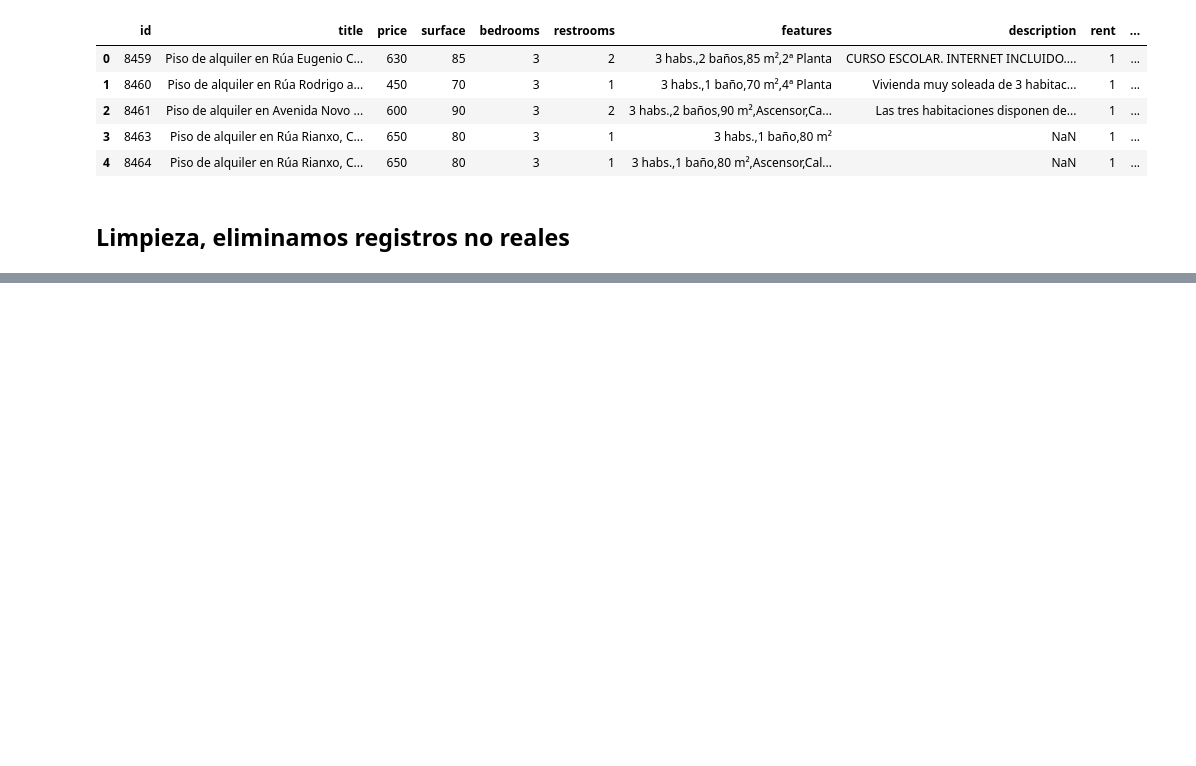
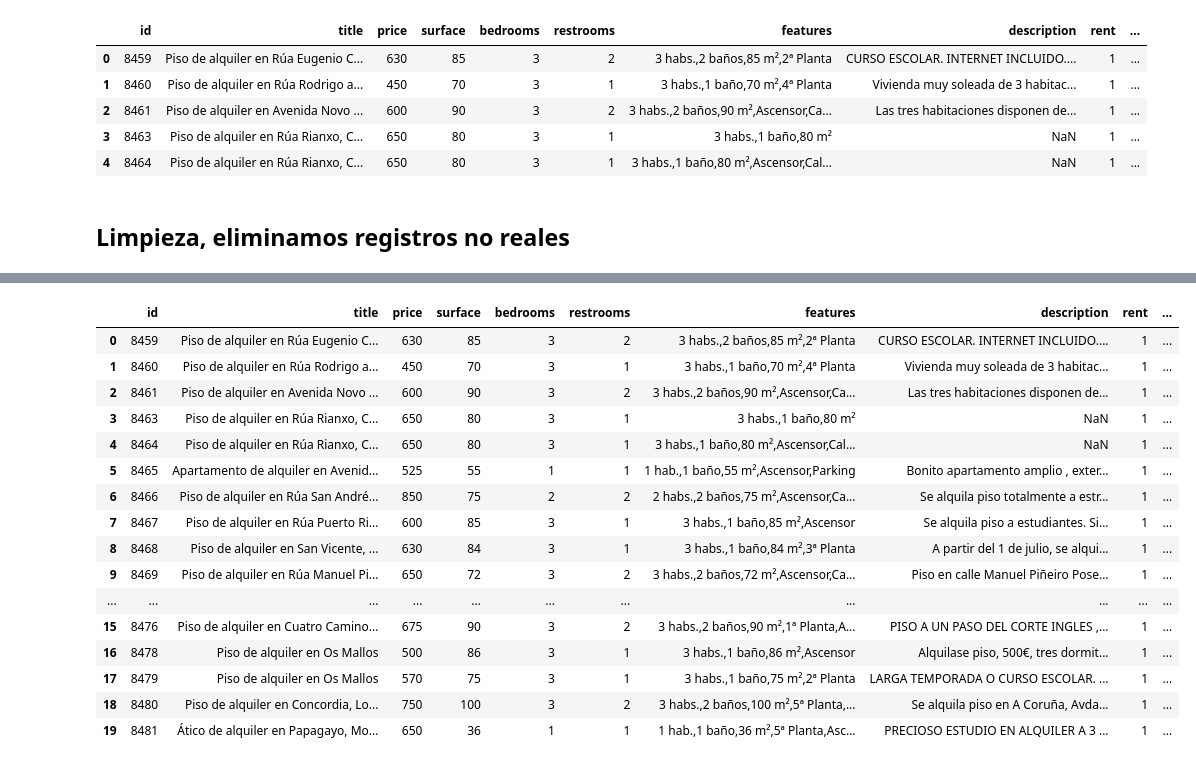
Before and after one commit to Oscar1979-png/2026-02-BILBAO-FT-Data-Science, a Jupyter notebook: Reto alquiler.ipynb, the cells around one changed output, grey strips where cells are left out. Saved outputs shown, nothing was run; the diff lists cells and outputs as text; code cells hidden in the pictures; blank space fills up the shorter version.

```diff
--- a/Reto alquiler.ipynb
+++ b/Reto alquiler.ipynb
@@ -31,0 +66,31 @@ Filas eliminadas: 8267
+# %%
+df['features_list'] = df['features'].str.split(',\s*')
+# %%
+df['m2'] = df['features'].str.extract(r'(\d+)\s*m2').astype(float)
+df['habitaciones'] = df['features'].str.extract(r'(\d+)\s*hab').astype(float)
+df['baños'] = df['features'].str.extract(r'(\d+)\s*bañ').astype(float)
+# %%
+amenities = ['Terraza', 'Ascensor', 'Piscina', 'Calefaccion']
+
+for a in amenities:
+    df[a] = df['features'].str.contains(a, case=False, na=False).astype(int)
+# %%
+df.head(20)
+# %% [output]
+|  | id | title | price | surface | bedrooms | restrooms | features | description | rent | ... |
+| 0 | 8459 | Piso de alquiler en Rúa Eugenio C... | 630 | 85 | 3 | 2 | 3 habs.,2 baños,85 m²,2ª Planta | CURSO ESCOLAR. INTERNET INCLUIDO.... | 1 | ... |
+| 1 | 8460 | Piso de alquiler en Rúa Rodrigo a... | 450 | 70 | 3 | 1 | 3 habs.,1 baño,70 m²,4ª Planta | Vivienda muy soleada de 3 habitac... | 1 | ... |
+| 2 | 8461 | Piso de alquiler en Avenida Novo ... | 600 | 90 | 3 | 2 | 3 habs.,2 baños,90 m²,Ascensor,Ca... | Las tres habitaciones disponen de... | 1 | ... |
+| 3 | 8463 | Piso de alquiler en Rúa Rianxo, C... | 650 | 80 | 3 | 1 | 3 habs.,1 baño,80 m² | NaN | 1 | ... |
+| 4 | 8464 | Piso de alquiler en Rúa Rianxo, C... | 650 | 80 | 3 | 1 | 3 habs.,1 baño,80 m²,Ascensor,Cal... | NaN | 1 | ... |
+| 5 | 8465 | Apartamento de alquiler en Avenid... | 525 | 55 | 1 | 1 | 1 hab.,1 baño,55 m²,Ascensor,Parking | Bonito apartamento amplio , exter... | 1 | ... |
+| 6 | 8466 | Piso de alquiler en Rúa San André... | 850 | 75 | 2 | 2 | 2 habs.,2 baños,75 m²,Ascensor,Ca... | Se alquila piso totalmente a estr... | 1 | ... |
+| 7 | 8467 | Piso de alquiler en Rúa Puerto Ri... | 600 | 85 | 3 | 1 | 3 habs.,1 baño,85 m²,Ascensor | Se alquila piso a estudiantes. Si... | 1 | ... |
+| 8 | 8468 | Piso de alquiler en San Vicente, ... | 630 | 84 | 3 | 1 | 3 habs.,1 baño,84 m²,3ª Planta | A partir del 1 de julio, se alqui... | 1 | ... |
+| 9 | 8469 | Piso de alquiler en Rúa Manuel Pi... | 650 | 72 | 3 | 2 | 3 habs.,2 baños,72 m²,Ascensor,Ca... | Piso en calle Manuel Piñeiro Pose... | 1 | ... |
+| ... | ... | ... | ... | ... | ... | ... | ... | ... | ... | ... |
+| 15 | 8476 | Piso de alquiler en Cuatro Camino... | 675 | 90 | 3 | 2 | 3 habs.,2 baños,90 m²,1ª Planta,A... | PISO A UN PASO DEL CORTE INGLES ,... | 1 | ... |
+| 16 | 8478 | Piso de alquiler en Os Mallos | 500 | 86 | 3 | 1 | 3 habs.,1 baño,86 m²,Ascensor | Alquilase piso, 500€, tres dormit... | 1 | ... |
+| 17 | 8479 | Piso de alquiler en Os Mallos | 570 | 75 | 3 | 1 | 3 habs.,1 baño,75 m²,2ª Planta | LARGA TEMPORADA O CURSO ESCOLAR. ... | 1 | ... |
+| 18 | 8480 | Piso de alquiler en Concordia, Lo... | 750 | 100 | 3 | 2 | 3 habs.,2 baños,100 m²,5ª Planta,... | Se alquila piso en A Coruña, Avda... | 1 | ... |
+| 19 | 8481 | Ático de alquiler en Papagayo, Mo... | 650 | 36 | 1 | 1 | 1 hab.,1 baño,36 m²,5ª Planta,Asc... | PRECIOSO ESTUDIO EN ALQUILER A 3 ... | 1 | ... |
```
Also changed, not shown: parts of 5 cells of this notebook.
